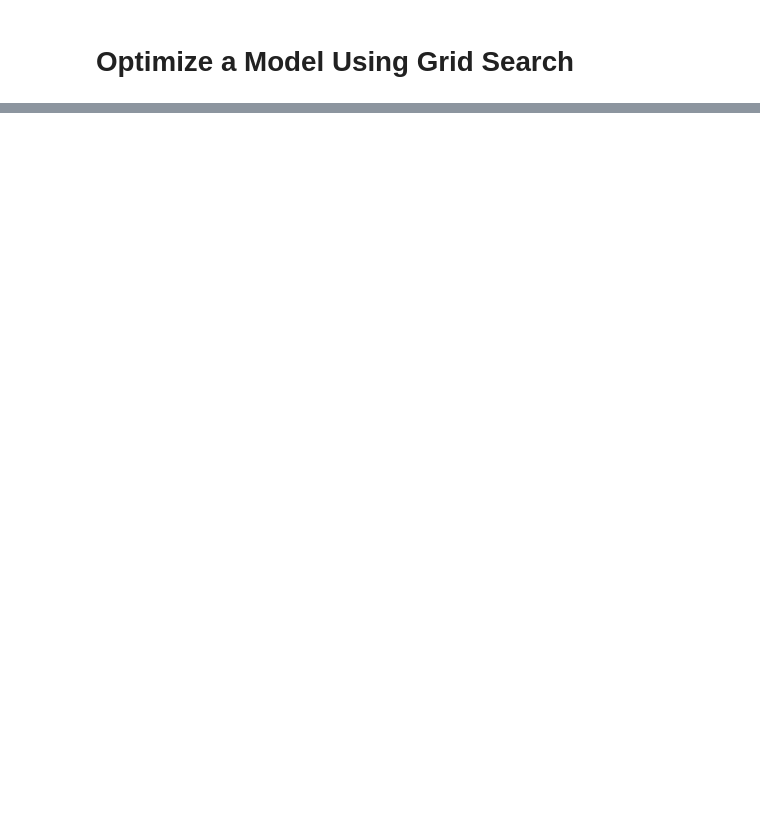
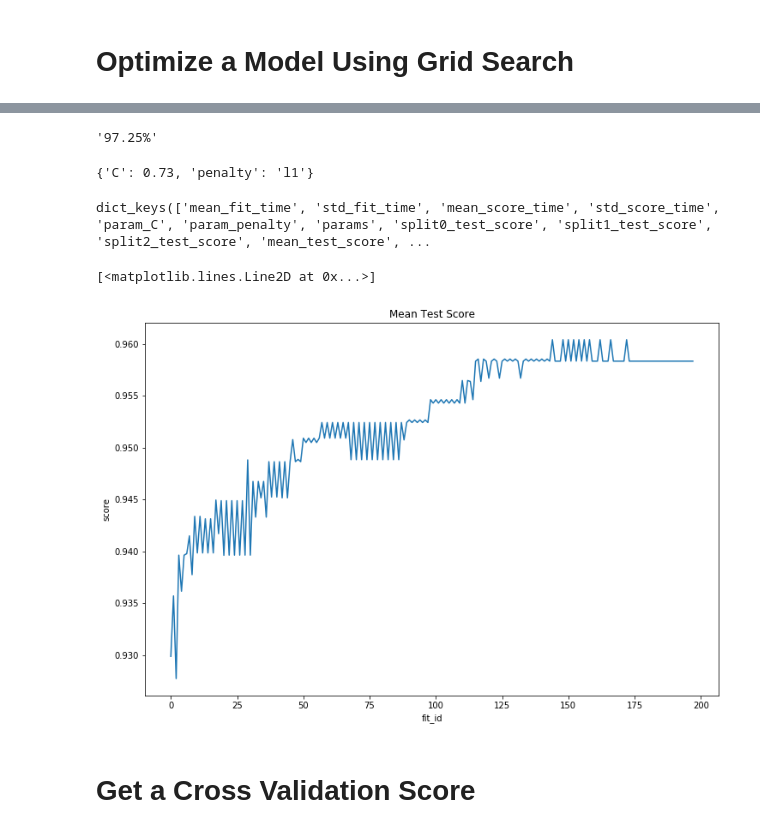
Before and after one commit to rossrco/experiments, a Jupyter notebook: machine_learning_pipelining/pipelining.ipynb, the cells around one changed output, grey strips where cells are left out. Cells and saved outputs as stored; diff of their text form; code cells hidden in the pictures; blank space fills up the shorter version.

Commit message:
add grid search

```diff
--- a/machine_learning_pipelining/pipelining.ipynb
+++ b/machine_learning_pipelining/pipelining.ipynb
@@ -115,6 +115,6 @@ pipeline = Pipeline(steps = [('scaling', StandardScaler()), ('naive_bayes', Logi
 # %%
-X_train, X_test, y_train, y_test = train_test_split(datasets['iris'].drop('target', axis = 1),
-                                                    datasets['iris'].target,
+X_train, X_test, y_train, y_test = train_test_split(datasets['breast_cancer'].drop('target', axis = 1),
+                                                    datasets['breast_cancer'].target,
                                                     random_state = 42,
                                                     test_size = 0.3)
 # %%
@@ -131,2 +140,7 @@ model = LogisticRegression()
 # %% [markdown]
 # Optimize a Model Using Grid Search
+# %%
+parameter_grid = {'penalty' : ['l1', 'l2'], 'C' : np.arange(0.01, 1., 0.01)}
+grid = GridSearchCV(estimator = LogisticRegression(), param_grid = parameter_grid, scoring = 'f1', verbose = 1)
+# %%
+grid.fit(X_train, y_train)
@@ -132,0 +159,23 @@ model = LogisticRegression()
+# %%
+'{:.2%}'.format(grid.score(X_test, y_test))
+# %% [output]
+'97.25%'
+# %%
+grid.best_params_
+# %% [output]
+{'C': 0.73, 'penalty': 'l1'}
+# %%
+grid.cv_results_.keys()
+# %% [output]
+dict_keys(['mean_fit_time', 'std_fit_time', 'mean_score_time', 'std_score_time', 'param_C', 'param_penalty', 'params', 'split0_test_score', 'split1_test_score', 'split2_test_score', 'mean_test_score', ...
+# %%
+fig = plt.figure(figsize = (12, 8))
+plt.title('Mean Test Score')
+plt.xlabel('fit_id')
+plt.ylabel('score')
+plt.plot(grid.cv_results_['mean_test_score'])
+# %% [output]
+[<matplotlib.lines.Line2D at 0x...>]
+[figure, added]
+# %% [markdown]
+# Get a Cross Validation Score
```
Also changed, not shown: parts of 6 cells of this notebook.
